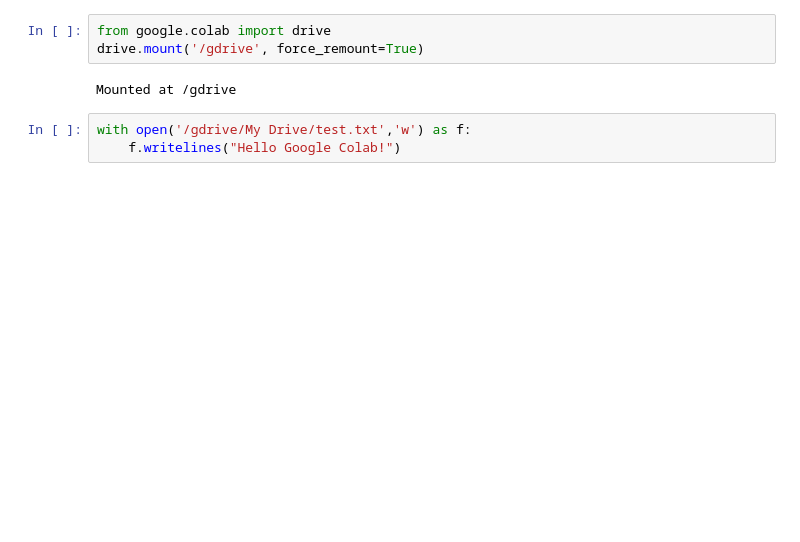
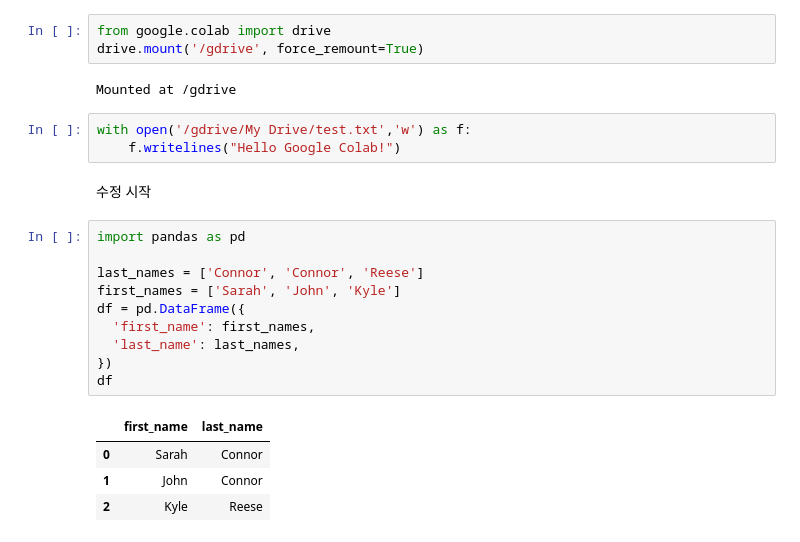
Before and after one commit to Ford-GT40/UseGitBash, a Jupyter notebook: Colab1_py.ipynb, the cells around one changed output. Saved outputs shown, nothing was run; the diff lists cells and outputs as text; blank space fills up the shorter version.

```diff
--- a/Colab1_py.ipynb
+++ b/Colab1_py.ipynb
@@ -151,3 +155,20 @@ Mounted at /gdrive
 # %%
 with open('/gdrive/My Drive/test.txt','w') as f:
     f.writelines("Hello Google Colab!")
+# %% [markdown]
+수정 시작
+# %%
+import pandas as pd
+
+last_names = ['Connor', 'Connor', 'Reese']
+first_names = ['Sarah', 'John', 'Kyle']
+df = pd.DataFrame({
+  'first_name': first_names,
+  'last_name': last_names,
+})
+df
+# %% [output]
+|  | first_name | last_name |
+| 0 | Sarah | Connor |
+| 1 | John | Connor |
+| 2 | Kyle | Reese |
```
Also changed, not shown: parts of 2 cells of this notebook.
